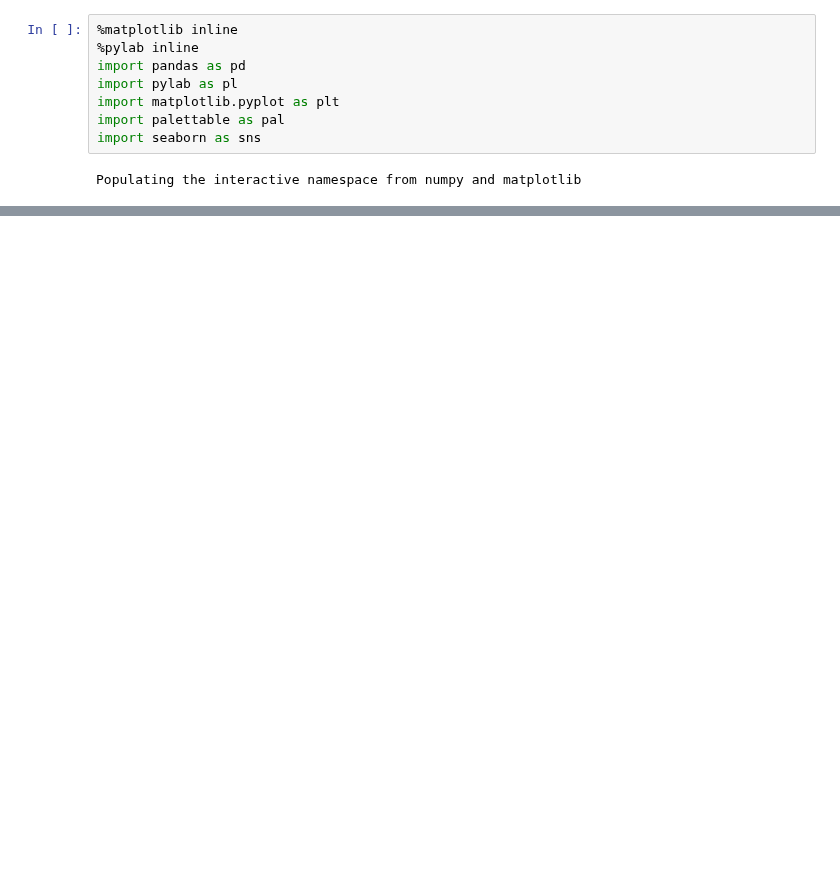
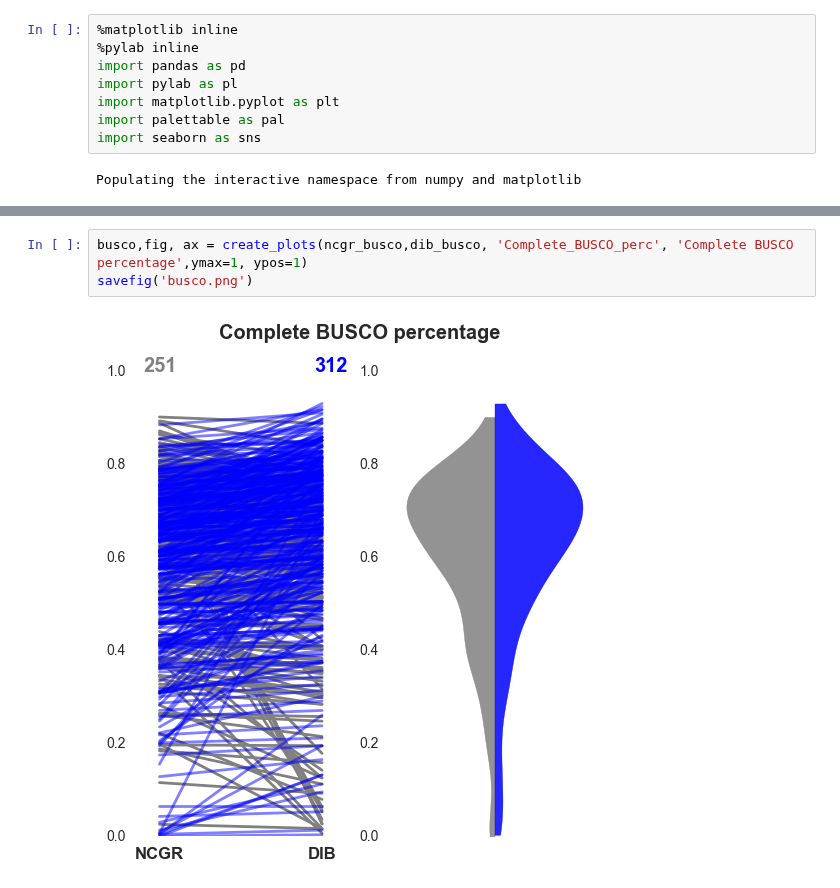
Before and after one commit to johnsolk/MMETSP, a Jupyter notebook: notebooks/transrate_scores_final.ipynb, the cells around one changed output, grey strips where cells are left out. Cells and saved outputs as stored; diff of their text form; blank space fills up the shorter version.

```diff
--- a/notebooks/transrate_scores_final.ipynb
+++ b/notebooks/transrate_scores_final.ipynb
@@ -23,0 +223,5 @@ dib_transrate = pd.read_csv(file_dib_transrate_scores, index_col='SampleName')
+# %%
+busco,fig, ax = create_plots(ncgr_busco,dib_busco, 'Complete_BUSCO_perc', 'Complete BUSCO percentage',ymax=1, ypos=1)
+savefig('busco.png')
+# %% [output]
+[figure, added]
```
Also changed, not shown: parts of 26 cells of this notebook, 22 other files.
